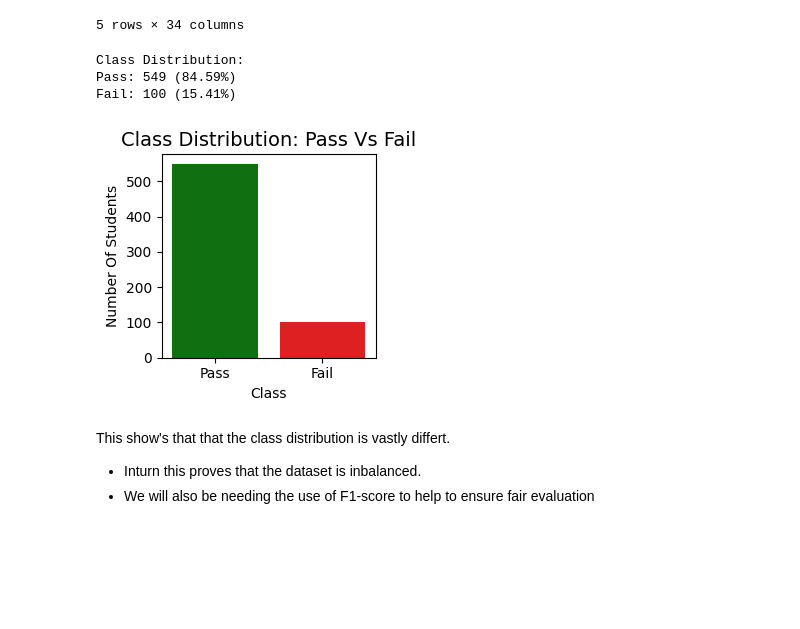
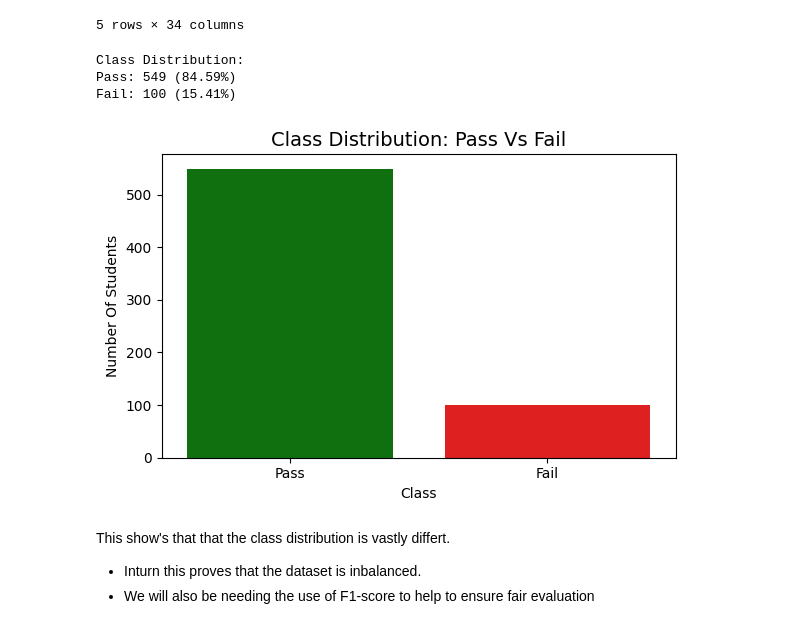
Before and after one commit to FalconCharge/Machine-Learning-Project, a Jupyter notebook: notebooks/BarPlot.ipynb, the cells around one changed output. Saved outputs shown, nothing was run; the diff lists cells and outputs as text; code cells hidden in the pictures; blank space fills up the shorter version.

Commit message:
updated some graphs and changed the split to 60/20/20

```diff
--- a/notebooks/BarPlot.ipynb
+++ b/notebooks/BarPlot.ipynb
@@ -28,30 +28,30 @@ df.head()
 # %%
 class_counts = df['Pass'].value_counts()
 class_percent = df['Pass'].value_counts(normalize=True) * 100
 
-plt.figure(figsize=(3, 3))
+plt.figure(figsize=(6, 4))
 
 palette = {'Pass': 'green', 'Fail': 'red'}
 
 class_counts = df['Pass'].value_counts()
 class_percent = df['Pass'].value_counts(normalize=True) * 100
 
 print("Class Distribution:")
 for label in class_counts.index:
     print(f"{label}: {class_counts[label]} ({class_percent[label]:.2f}%)")
 
 sns.barplot(x=class_counts.index, y=class_counts.values, hue=class_counts.index, palette=palette, legend=False)
 
 plt.title("Class Distribution: Pass Vs Fail", fontsize=14)
 plt.xlabel("Class")
 plt.ylabel("Number Of Students")
 plt.tight_layout()
 plt.show()
 # %% [output]
 Class Distribution:
 Pass: 549 (84.59%)
 Fail: 100 (15.41%)
-[figure, old version]
+[figure, new version]
 # %% [markdown]
 This show's that that the class distribution is vastly differt.
 - Inturn this proves that the dataset is inbalanced.
```
Also changed, not shown: 24 other files.
